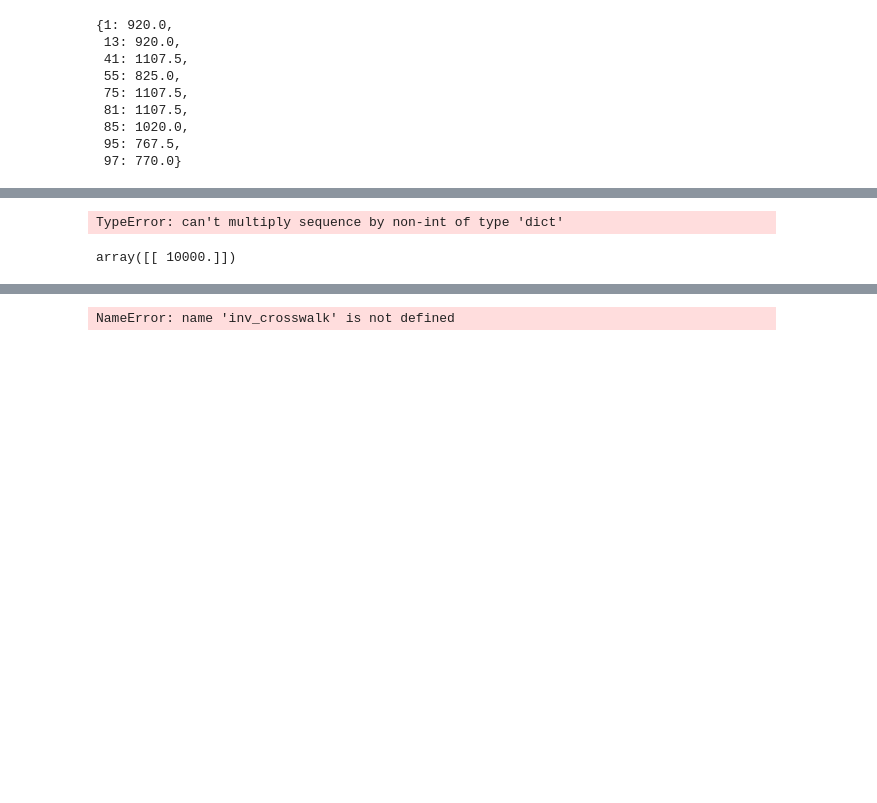
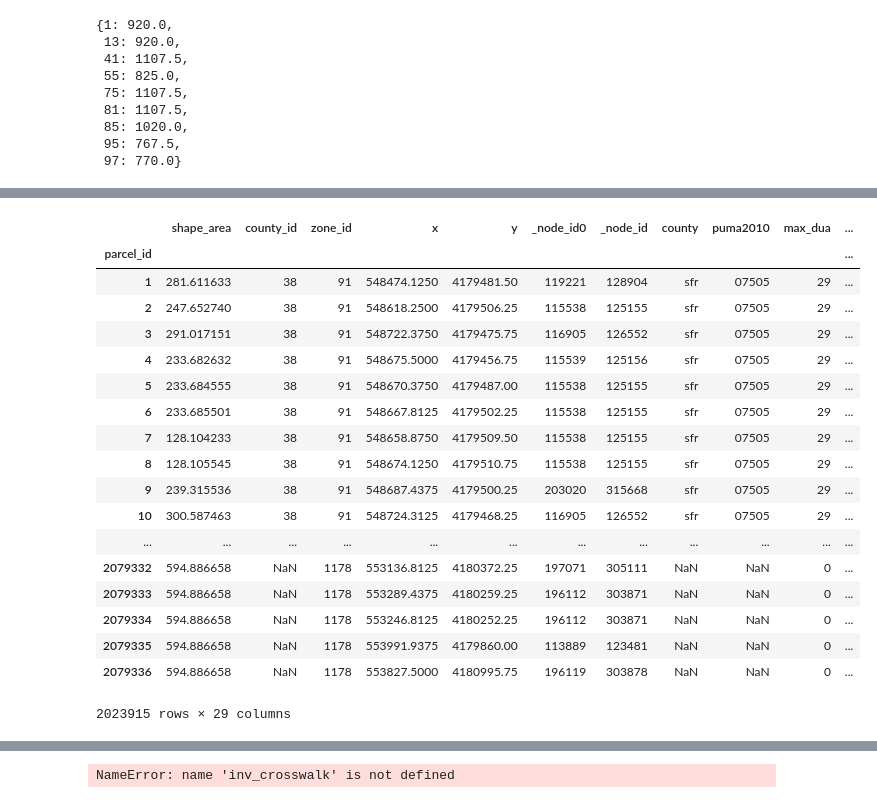
Before and after one commit to ual/bayarea_urbansim_archive, a Jupyter notebook: notebooks/Exploration-w-network.ipynb, the cells around one changed output, grey strips where cells are left out. Saved outputs shown, nothing was run; the diff lists cells and outputs as text; code cells hidden in the pictures; blank space fills up the shorter version.

```diff
--- a/notebooks/Exploration-w-network.ipynb
+++ b/notebooks/Exploration-w-network.ipynb
@@ -102,33 +50,22 @@ array([[   1000.],
-# %%
-uses = ['retail', 'industrial', 'office', 'residential']
-forms = {
-            'retail': {
-                "retail": 1.0
-            },
-            'industrial': {
-                "industrial": 1.0
-            },
-            'office': {
-                "office": 1.0
-            },
-            'residential': {
-                "residential": 1.0
-            },
-            'mixedresidential': {
-                "retail": .1,
-                "residential": .9
-            },
-            'mixedoffice': {
-                "office": 0.7,
-                "residential": 0.3
-            }
-        }
-form='retail'
-np.dot(uses, forms[form])
-# %% [output]
-TypeError: can't multiply sequence by non-int of type 'dict'
-# %%
-np.reshape(fars, (1, -1))
-np.reshape(parcel_sizes, (-1, 1))
-# %% [output]
-array([[ 10000.]])
+# %%
+parcels
+# %% [output]
+|  | shape_area | county_id | zone_id | x | y | _node_id0 | _node_id | county | puma2010 | max_dua | ... |
+| parcel_id |  |  |  |  |  |  |  |  |  |  | ... |
+| 1 | 281.611633 | 38 | 91 | 548474.1250 | 4179481.50 | 119221 | 128904 | sfr | 07505 | 29 | ... |
+| 2 | 247.652740 | 38 | 91 | 548618.2500 | 4179506.25 | 115538 | 125155 | sfr | 07505 | 29 | ... |
+| 3 | 291.017151 | 38 | 91 | 548722.3750 | 4179475.75 | 116905 | 126552 | sfr | 07505 | 29 | ... |
+| 4 | 233.682632 | 38 | 91 | 548675.5000 | 4179456.75 | 115539 | 125156 | sfr | 07505 | 29 | ... |
+| 5 | 233.684555 | 38 | 91 | 548670.3750 | 4179487.00 | 115538 | 125155 | sfr | 07505 | 29 | ... |
+| 6 | 233.685501 | 38 | 91 | 548667.8125 | 4179502.25 | 115538 | 125155 | sfr | 07505 | 29 | ... |
+| 7 | 128.104233 | 38 | 91 | 548658.8750 | 4179509.50 | 115538 | 125155 | sfr | 07505 | 29 | ... |
+| 8 | 128.105545 | 38 | 91 | 548674.1250 | 4179510.75 | 115538 | 125155 | sfr | 07505 | 29 | ... |
+| 9 | 239.315536 | 38 | 91 | 548687.4375 | 4179500.25 | 203020 | 315668 | sfr | 07505 | 29 | ... |
+| 10 | 300.587463 | 38 | 91 | 548724.3125 | 4179468.25 | 116905 | 126552 | sfr | 07505 | 29 | ... |
+| ... | ... | ... | ... | ... | ... | ... | ... | ... | ... | ... | ... |
+| 2079332 | 594.886658 | NaN | 1178 | 553136.8125 | 4180372.25 | 197071 | 305111 | NaN | NaN | 0 | ... |
+| 2079333 | 594.886658 | NaN | 1178 | 553289.4375 | 4180259.25 | 196112 | 303871 | NaN | NaN | 0 | ... |
+| 2079334 | 594.886658 | NaN | 1178 | 553246.8125 | 4180252.25 | 196112 | 303871 | NaN | NaN | 0 | ... |
+| 2079335 | 594.886658 | NaN | 1178 | 553991.9375 | 4179860.00 | 113889 | 123481 | NaN | NaN | 0 | ... |
+| 2079336 | 594.886658 | NaN | 1178 | 553827.5000 | 4180995.75 | 196119 | 303878 | NaN | NaN | 0 | ... |
+2023915 rows × 29 columns
```
Also changed, not shown: parts of 23 cells of this notebook, 3 other files.
